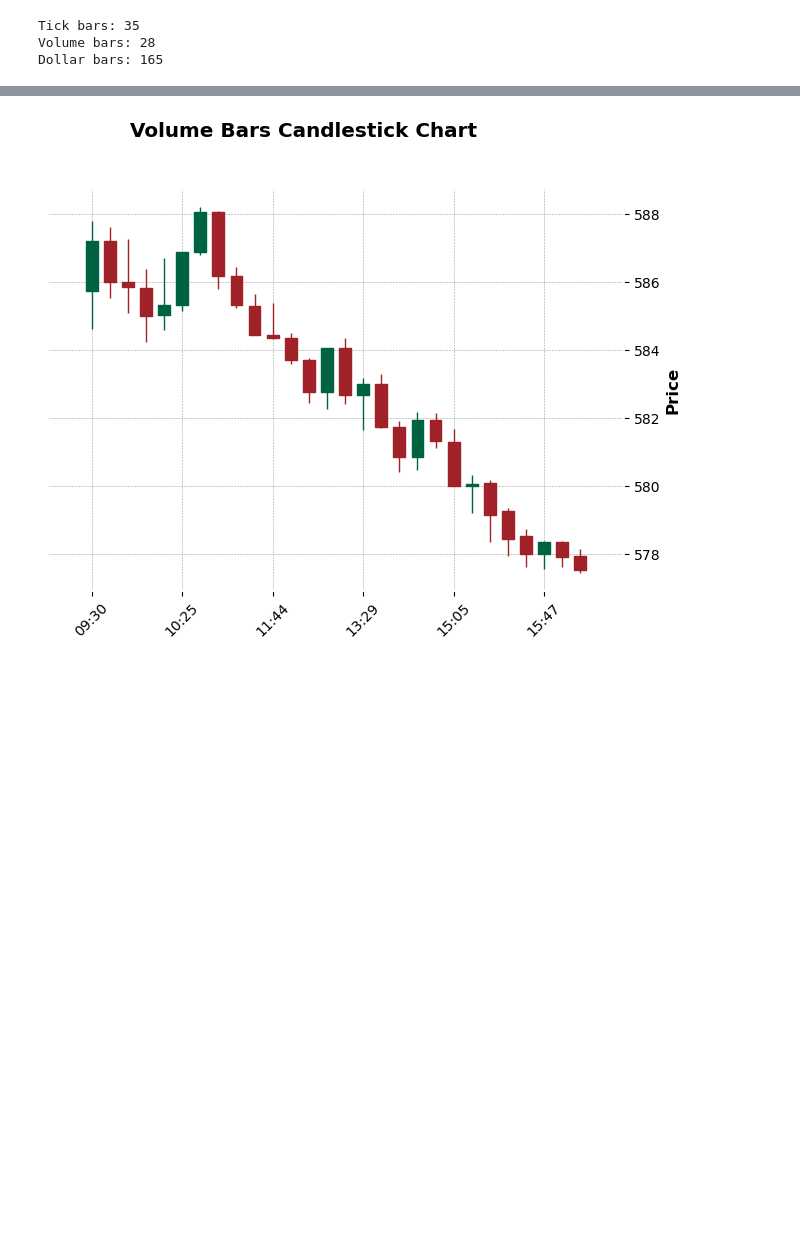
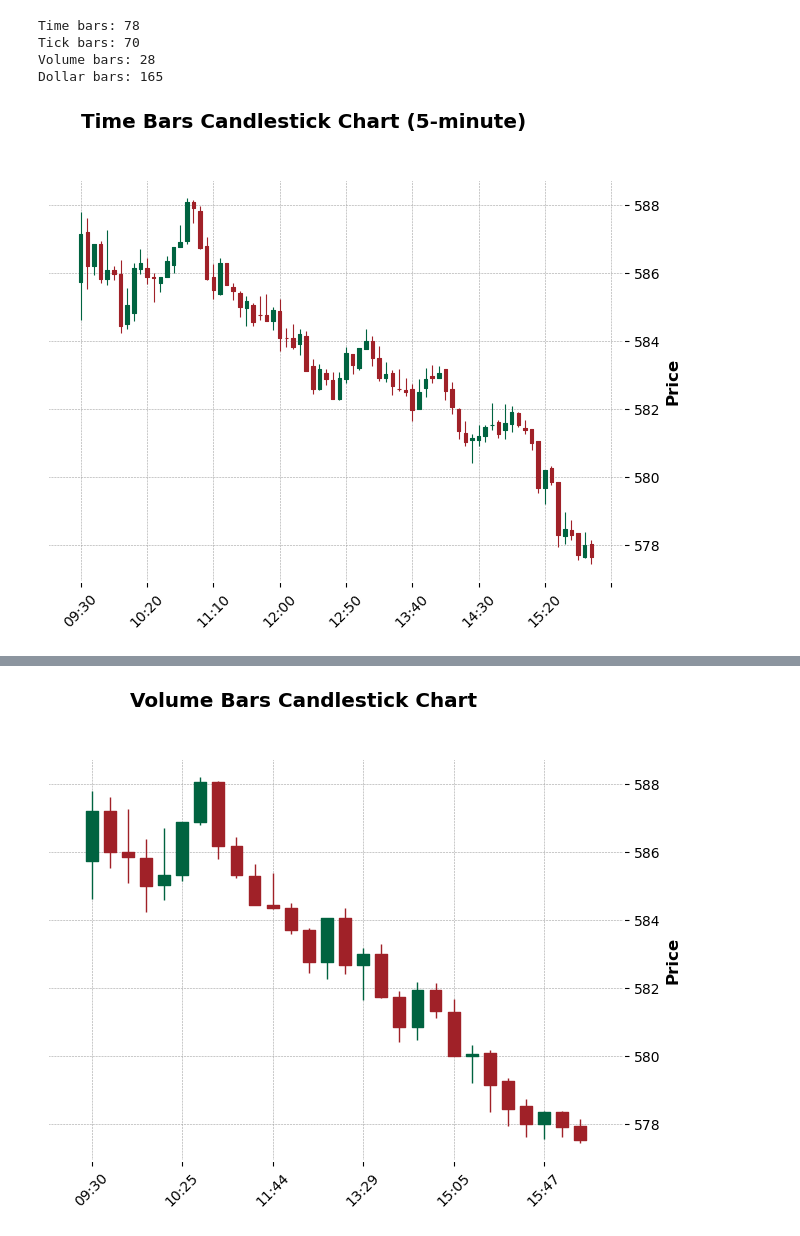
Before and after one commit to mrtngo/algo_trading_bar_creation, a Jupyter notebook: aapl_lobster_bars.ipynb, the cells around one changed output, grey strips where cells are left out. Saved outputs shown, nothing was run; the diff lists cells and outputs as text; code cells hidden in the pictures; blank space fills up the shorter version.

```diff
--- a/aapl_lobster_bars.ipynb
+++ b/aapl_lobster_bars.ipynb
@@ -93,11 +145,24 @@ dollar_bars = build_dollar_bars(executions, threshold=10000000)
 # %%
+print("Time bars:", len(time_bars))
 print("Tick bars:", len(tick_bars))
 print("Volume bars:", len(volume_bars))
 print("Dollar bars:", len(dollar_bars))
 # %% [output]
-Tick bars: 35
+Time bars: 78
+Tick bars: 70
 Volume bars: 28
 Dollar bars: 165
+# %%
+# Time bars chart
+time_bars_mpf = time_bars.copy()
+time_bars_mpf.rename(columns={'open_time': 'datetime'}, inplace=True)
+time_bars_mpf.set_index('datetime', inplace=True)
+
+ohlc_time = time_bars_mpf[['open', 'high', 'low', 'close']]
+
+mpf.plot(ohlc_time, type='candle', style='charles', title="Time Bars Candlestick Chart (5-minute)", ylabel="Price")
+# %% [output]
+[figure, added]
 # %%
 import mplfinance as mpf
 
```
Also changed, not shown: parts of 4 cells of this notebook.
